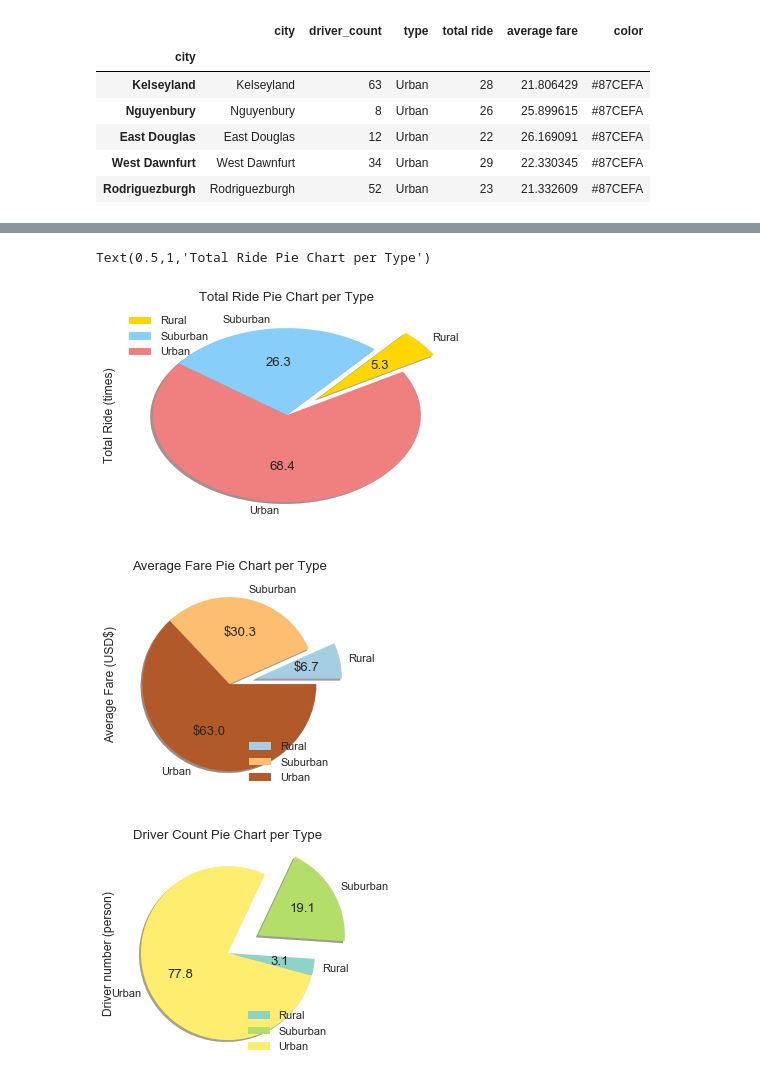
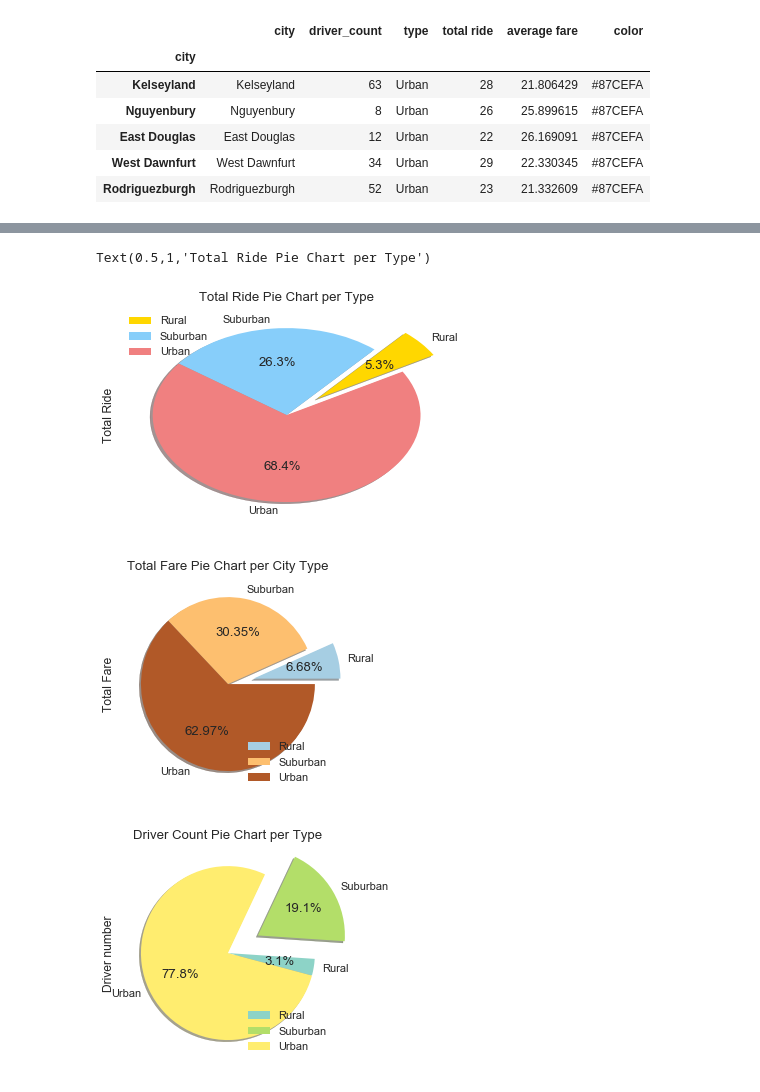
Before and after one commit to sophiacyk/HW5-charts, a Jupyter notebook: Pyber/main.ipynb, the cells around one changed output, grey strips where cells are left out. Cells and saved outputs as stored; diff of their text form; code cells hidden in the pictures.

```diff
--- a/Pyber/main.ipynb
+++ b/Pyber/main.ipynb
@@ -35,7 +35,7 @@ clean_city_df[clean_city_df.index=="Port James"]
 # %%
 #ride_df.head()
 # %%
-grouped_ride=pd.DataFrame.groupby(ride_df,["city"])
+grouped_ride=pd.groupby(ride_df,["city"])
 # %%
 #* Average Fare ($) Per City
 average_fare=grouped_ride.aggregate({"fare":"mean"})
@@ -140,27 +146,27 @@ See the caveats in the documentation: http://pandas.pydata.org/pandas-docs/stabl
 # %%
-grouped_type=pd.DataFrame.groupby(clean_city_df,"type").aggregate({"total ride":"sum","driver_count":"sum","total fare":"sum"})
 
 colors=["#FFD700","#87CEFA","#F08080"]
 
-pie1=grouped_type.plot.pie("total ride",colors=colors,autopct="%1.1f",shadow=True,startangle=30,explode=(0.3,0,0))
-pie1.set_ylabel("Total Ride (times)")
+pie1=grouped_type.plot.pie("total ride",colors=colors,autopct="%1.1f%%",shadow=True,startangle=30,explode=(0.3,0,0))
+
+pie1.set_ylabel("Total Ride")
 pie1.set_title("Total Ride Pie Chart per Type")
 # %% [output]
 Text(0.5,1,'Total Ride Pie Chart per Type')
-[figure, old version]
+[figure, new version]
 # %%
-pie2=grouped_type.plot.pie("total fare",explode=(0.3,0,0),colormap="Paired",autopct="$%1.1f",shadow=True)
-pie2.set_ylabel("Average Fare (USD$)")
-pie2.set_title("Average Fare Pie Chart per Type")
+pie2=grouped_type.plot.pie("total fare",explode=(0.3,0,0),colormap="Paired",autopct="%1.2f%%",shadow=True)
+pie2.set_ylabel("Total Fare")
+pie2.set_title("Total Fare Pie Chart per City Type")
 pie2.legend(loc="lower right")
 pie2.set_aspect("equal")
 # %% [output]
-[figure, old version]
+[figure, new version]
 # %%
-pie3=grouped_type.plot.pie("driver_count",explode=(0,0.4,0),colormap="Set3",autopct="%1.1f",startangle=-15,shadow=True)
-pie3.set_ylabel("Driver number (person)")
+pie3=grouped_type.plot.pie("driver_count",explode=(0,0.4,0),colormap="Set3",autopct="%1.1f%%",startangle=-15,shadow=True)
+pie3.set_ylabel("Driver number")
 pie3.set_title("Driver Count Pie Chart per Type")
 pie3.legend(loc="lower right")
 pie3.set_aspect("equal")
 # %% [output]
-[figure, old version]
+[figure, new version]
```
Also changed, not shown: parts of 5 cells of this notebook.
